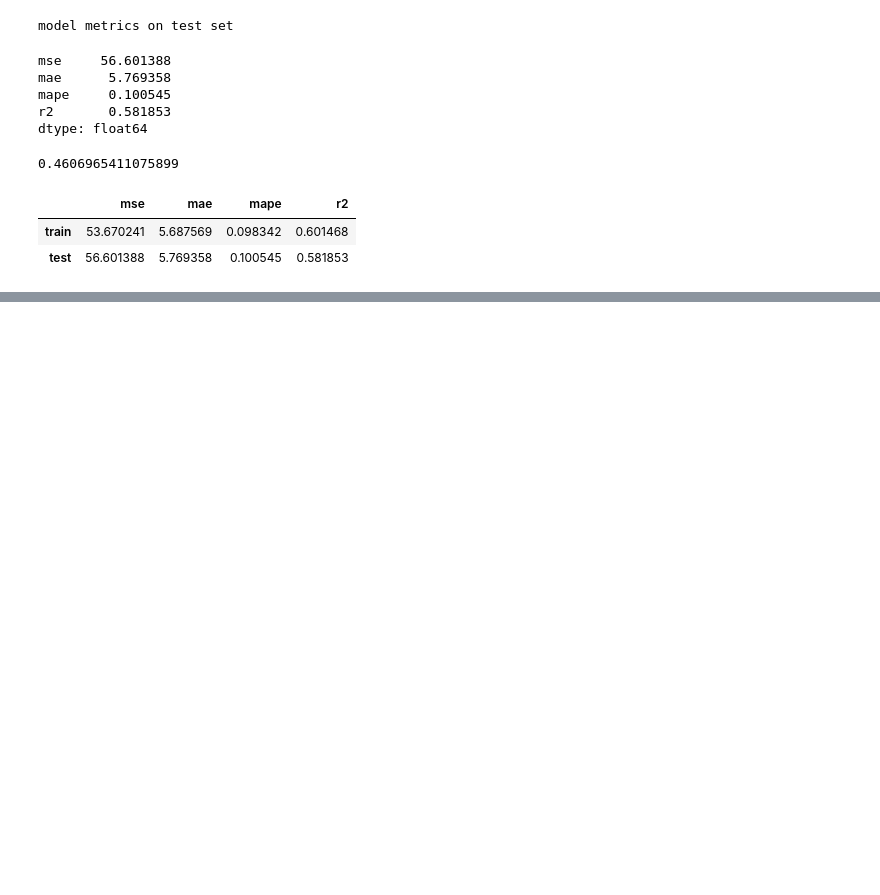
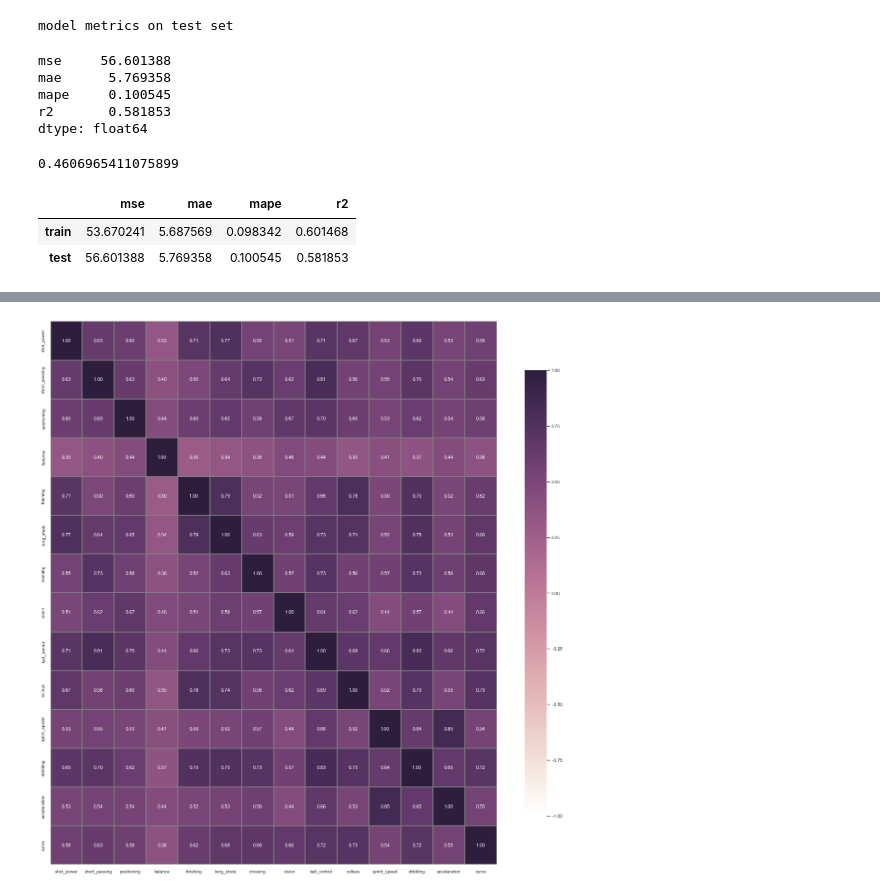
Before and after one commit to Anetta314159/3_linear_regression, a Jupyter notebook: linear_regression.ipynb, the cells around one changed output, grey strips where cells are left out. Saved outputs shown, nothing was run; the diff lists cells and outputs as text; code cells hidden in the pictures; blank space fills up the shorter version.

```diff
--- a/linear_regression.ipynb
+++ b/linear_regression.ipynb
@@ -1952,0 +1966,15 @@ fit_and_evaluate(LR_matrix_form, X_train, Y_train, X_test, Y_test)
+# %%
+my_features = ['shot_power',
+                'short_passing',
+                'positioning',
+                'balance',
+                'finishing',
+                'long_shots',
+                'crossing',
+                'vision',
+                'ball_control',
+                'volleys',
+                'sprint_speed',
+                'dribbling',
+                'acceleration',
+                'curve'];
@@ -1952,0 +1985,11 @@ fit_and_evaluate(LR_matrix_form, X_train, Y_train, X_test, Y_test)
+# %%
+X_train, Y_train, X_test, Y_test = get_my_train_test_data(my_features, my_target);
+
+model = LinearRegression(fit_intercept=True)
+model.fit(X_train, Y_train);
+
+model_preds = model.predict(X_test)
+
+print('model metrics on test set')
+metrics_test_my = get_metrics(y_true=Y_test, y_pred=model_preds)
+metrics_test_my
@@ -1952,0 +2003,7 @@ fit_and_evaluate(LR_matrix_form, X_train, Y_train, X_test, Y_test)
+# %%
+fig = plt.figure(num=None, figsize=(20, 20), dpi=80, facecolor='w', edgecolor='k');
+cmap = sns.cubehelix_palette(light=1, as_cmap=True);
+sns.set(font_scale=0.8);
+sns.heatmap(data=X_train.corr(), annot=True, vmin=-1.0, vmax=1.0, fmt='.2f', cmap=cmap, cbar_kws={"shrink": .82}, linewidths=0.1, linecolor='gray');
+# %% [output]
+[figure, added]
```
Also changed, not shown: parts of 10 cells of this notebook.
